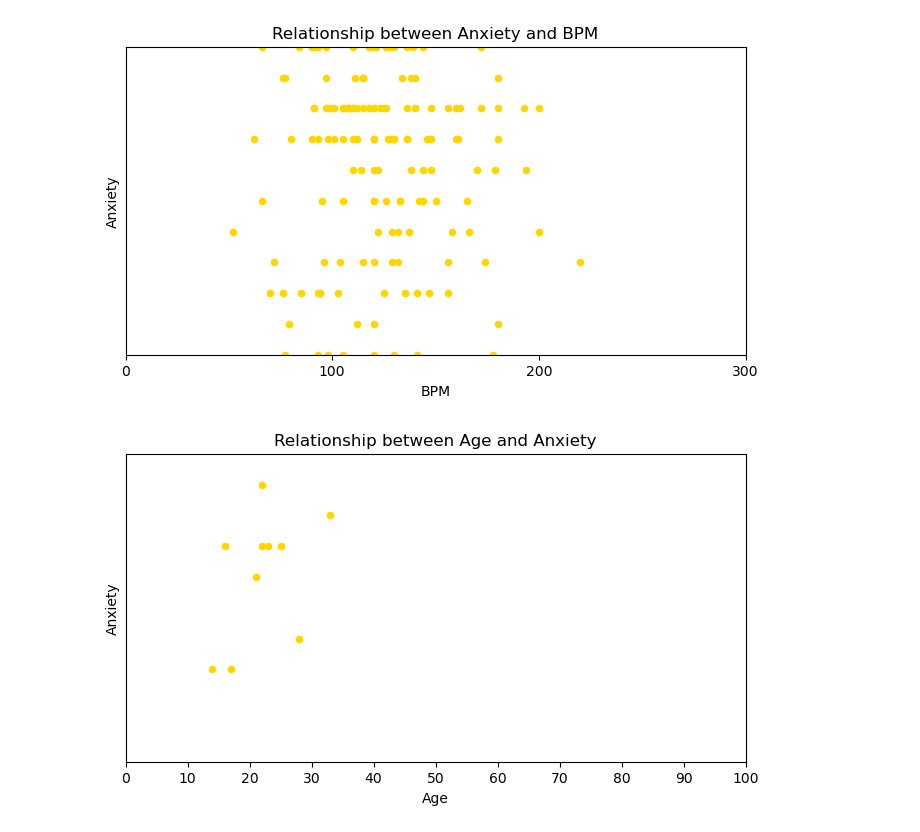
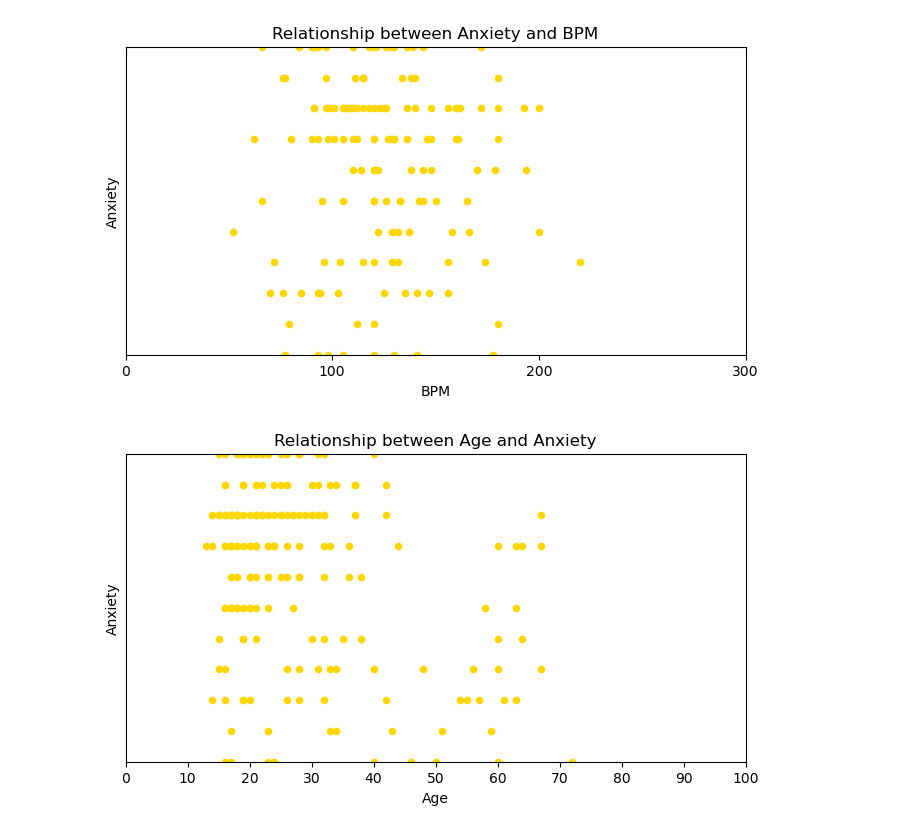
Before and after one commit to jdanielle12/project1, a Jupyter notebook: music_and_mental_health.ipynb, the cells around one changed output. Drawn from its saved outputs; the diff is of its cells as text; code cells hidden in the pictures.

Commit message:
updated dfs for age scatters

```diff
--- a/music_and_mental_health.ipynb
+++ b/music_and_mental_health.ipynb
@@ -182,8 +182,8 @@ bpm_anxiety = df_rock.plot.scatter(x="BPM",y="Anxiety",title="Relationship betwe
 [figure]
 # %%
 # Create a bar chart to chart the correlation between anxiety and age
-age_anxiety = df_lofi.plot.scatter(x="Age",y="Anxiety",title="Relationship between Age and Anxiety", figsize=(8,4),
+age_anxiety = df_rock.plot.scatter(x="Age",y="Anxiety",title="Relationship between Age and Anxiety", figsize=(8,4),
                                         xlabel="Age",ylabel="Anxiety",color="gold",
                                         xlim=(0,100),ylim=(0,10),xticks=(0, 10, 20, 30, 40, 50, 60, 70, 80, 90, 100),yticks=())
 # %% [output]
-[figure, old version]
+[figure, new version]
```
Also changed, not shown: parts of 1 cell of this notebook.
